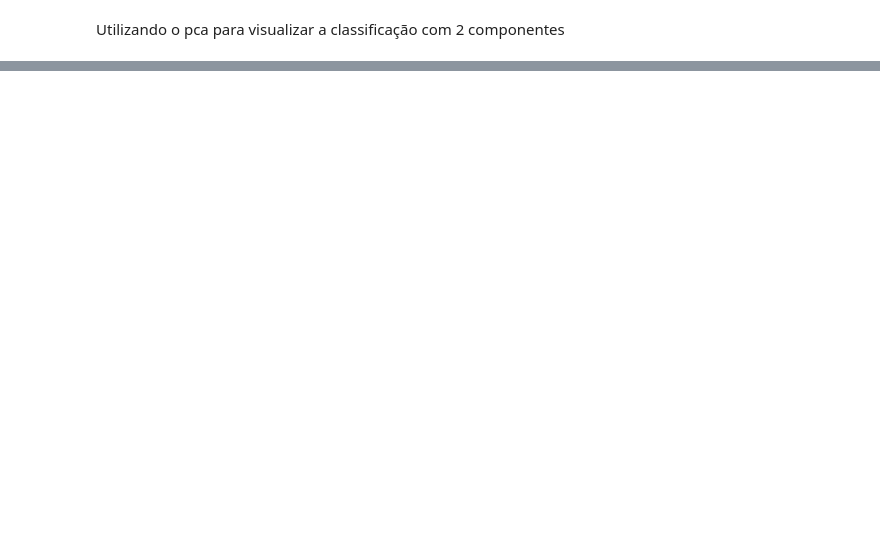
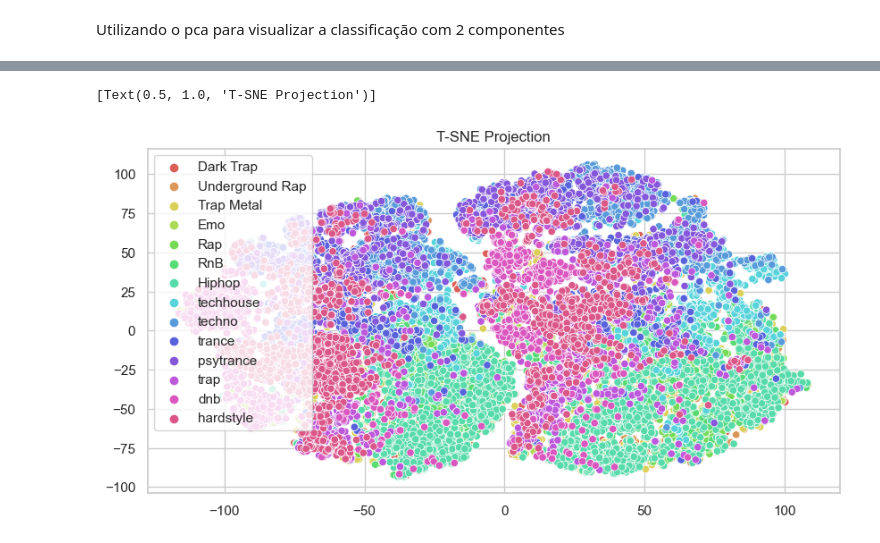
Before and after one commit to milenacsilva/FeelS, a Jupyter notebook: trabalho.ipynb, the cells around one changed output, grey strips where cells are left out. Saved outputs shown, nothing was run; the diff lists cells and outputs as text; code cells hidden in the pictures; blank space fills up the shorter version.

```diff
--- a/trabalho.ipynb
+++ b/trabalho.ipynb
@@ -238,0 +255,9 @@ plt.show()
+# %%
+tsne = TSNE(n_components=2)
+z = tsne.fit_transform(X)
+# %%
+sns.scatterplot(x=z[:, 0], y=z[:, 1], hue=df.genre.tolist(),
+                palette=sns.color_palette("hls", 14)).set(title="T-SNE Projection")
+# %% [output]
+[Text(0.5, 1.0, 'T-SNE Projection')]
+[figure, added]
```
Also changed, not shown: parts of 15 cells of this notebook.
